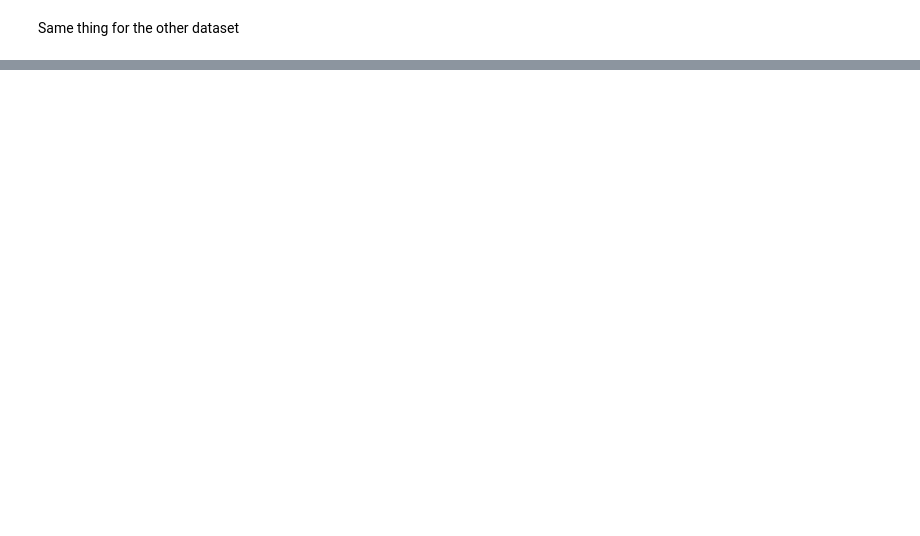
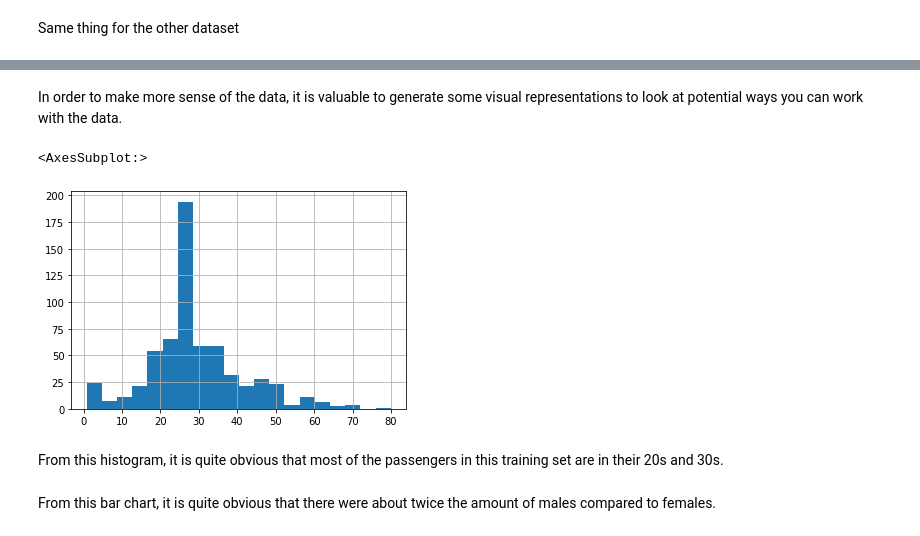
Before and after one commit to ClutchKick2207/FreeCodeCamp, a Jupyter notebook: Machine Learning with Python/computer-science-presentation.ipynb, the cells around one changed output, grey strips where cells are left out. Saved outputs shown, nothing was run; the diff lists cells and outputs as text; code cells hidden in the pictures; blank space fills up the shorter version.

```diff
--- a/Machine Learning with Python/computer-science-presentation.ipynb
+++ b/Machine Learning with Python/computer-science-presentation.ipynb
@@ -252,0 +286,11 @@ dfeval.describe()
+# %% [markdown]
+In order to make more sense of the data, it is valuable to generate some visual representations to look at potential ways you can work with the data.
+# %%
+# A Histogram to denote age:
+
+dftrain.age.hist(bins=20)
+# %% [output]
+<AxesSubplot:>
+[figure, added]
+# %% [markdown]
+From this histogram, it is quite obvious that most of the passengers in this training set are in their 20s and 30s.
@@ -252,0 +301,2 @@ dfeval.describe()
+# %% [markdown]
+From this bar chart, it is quite obvious that there were about twice the amount of males compared to females.
```
Also changed, not shown: parts of 8 cells of this notebook.
